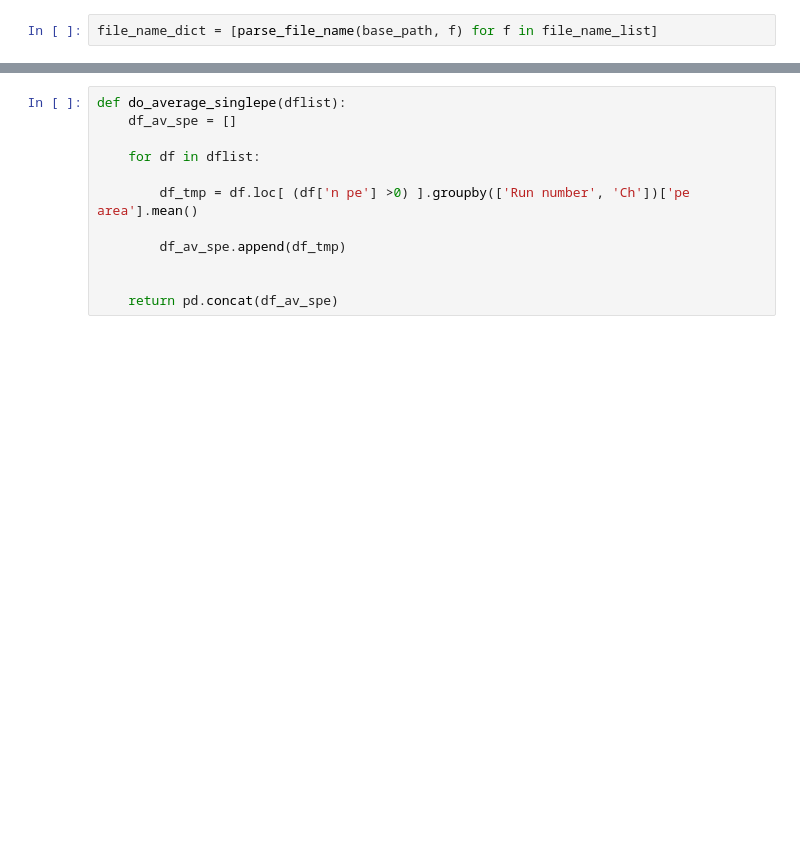
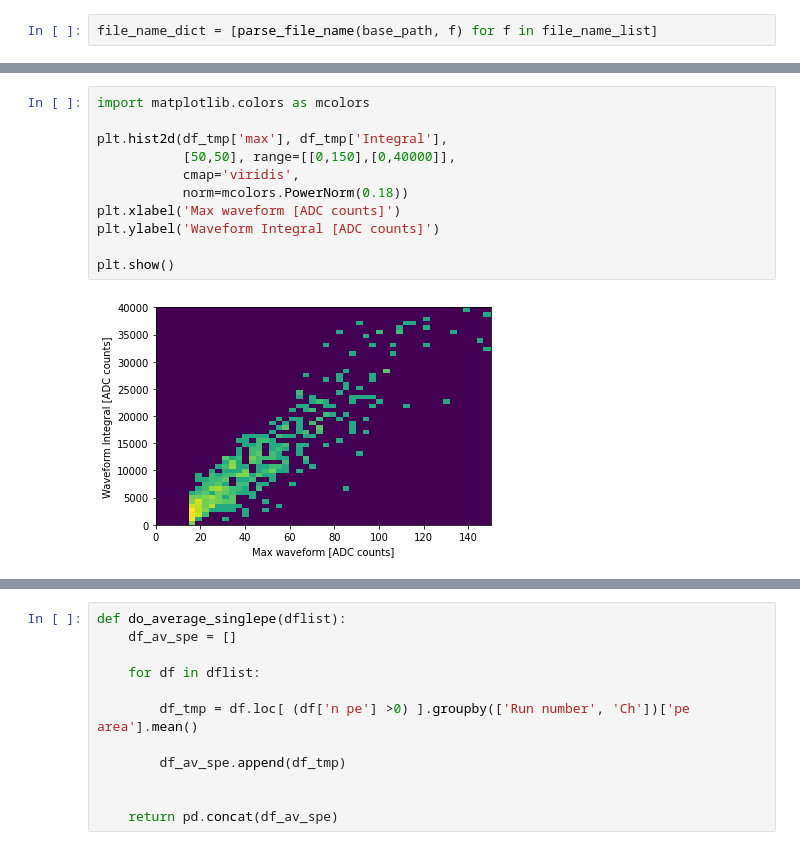
Before and after one commit to stbordoni/Arapuca, a Jupyter notebook: RoutineArapucaDraft.ipynb, the cells around one changed output, grey strips where cells are left out. Drawn from its saved outputs; the diff is of its cells as text; blank space fills up the shorter version.

```diff
--- a/RoutineArapucaDraft.ipynb
+++ b/RoutineArapucaDraft.ipynb
@@ -204,0 +153,13 @@ df_av_wf.groupby(['Ch'])[wf].sum().T.plot()
+# %%
+import matplotlib.colors as mcolors
+
+plt.hist2d(df_tmp['max'], df_tmp['Integral'],
+           [50,50], range=[[0,150],[0,40000]],
+           cmap='viridis',
+           norm=mcolors.PowerNorm(0.18))
+plt.xlabel('Max waveform [ADC counts]')
+plt.ylabel('Waveform Integral [ADC counts]')
+
+plt.show()
+# %% [output]
+[figure, added]
```
Also changed, not shown: parts of 39 cells of this notebook, 2 other files.
